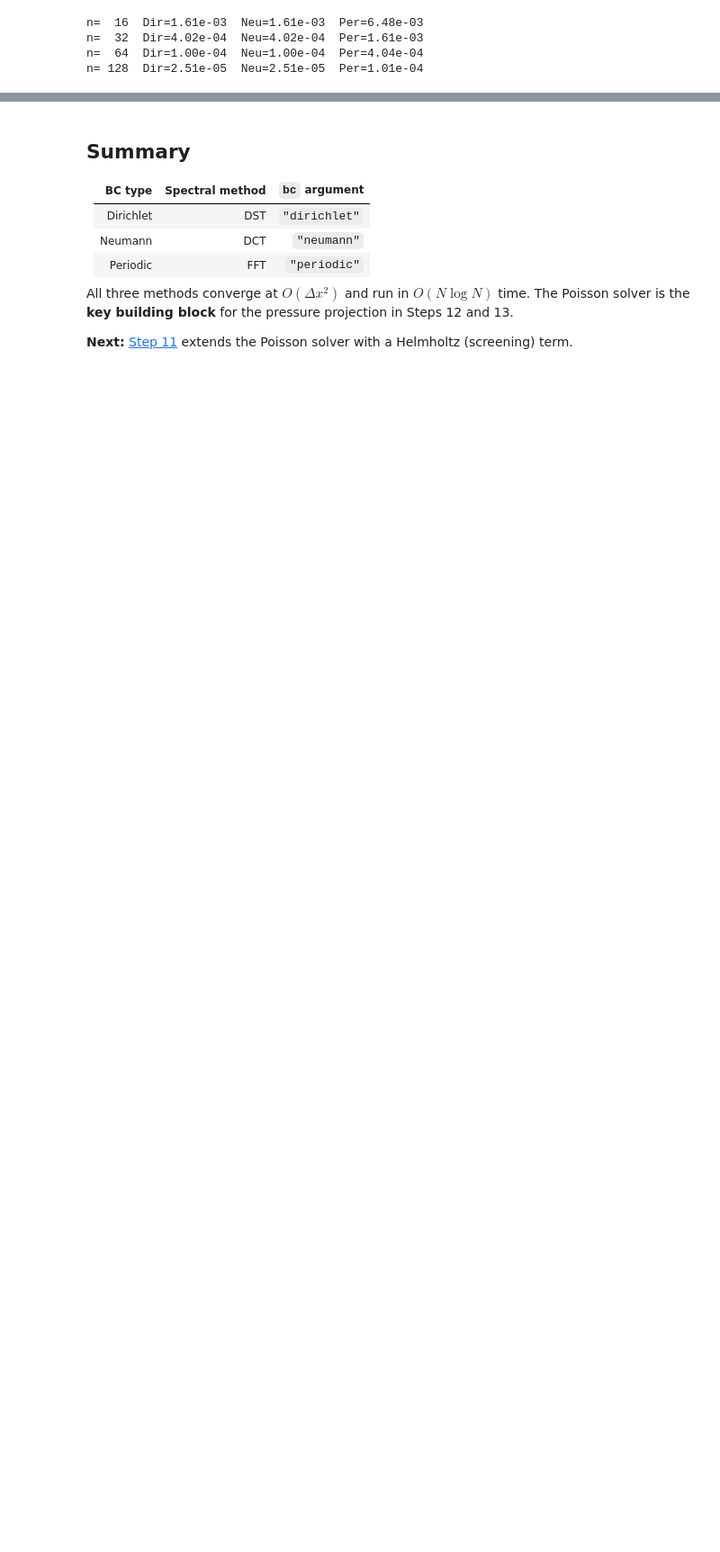
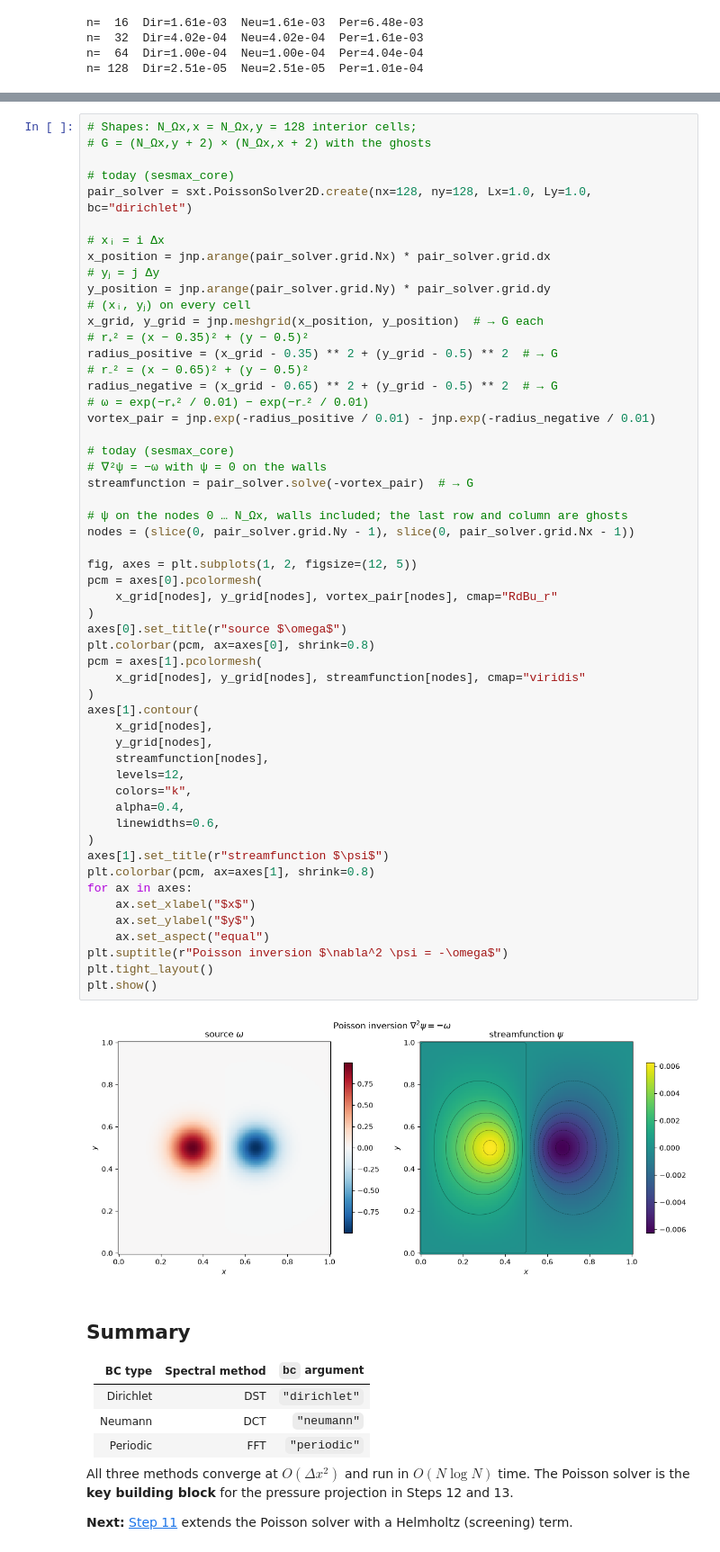
Before and after one commit to jejjohnson/sesmax, a Jupyter notebook: docs/notebooks/step10_poisson_2d.ipynb, the cells around one changed output, grey strips where cells are left out. Shown at 90% size. Cells and saved outputs as stored; diff of their text form; blank space fills up the shorter version.

```diff
--- a/docs/notebooks/step10_poisson_2d.ipynb
+++ b/docs/notebooks/step10_poisson_2d.ipynb
@@ -468,3 +474,59 @@ plt.show()
+# %%
+# Shapes: N_Ωx,x = N_Ωx,y = 128 interior cells;
+# G = (N_Ωx,y + 2) × (N_Ωx,x + 2) with the ghosts
+
+# today (sesmax_core)
+pair_solver = sxt.PoissonSolver2D.create(nx=128, ny=128, Lx=1.0, Ly=1.0, bc="dirichlet")
+
+# xᵢ = i Δx
+x_position = jnp.arange(pair_solver.grid.Nx) * pair_solver.grid.dx
+# yⱼ = j Δy
+y_position = jnp.arange(pair_solver.grid.Ny) * pair_solver.grid.dy
+# (xᵢ, yⱼ) on every cell
+x_grid, y_grid = jnp.meshgrid(x_position, y_position)  # → G each
+# r₊² = (x − 0.35)² + (y − 0.5)²
+radius_positive = (x_grid - 0.35) ** 2 + (y_grid - 0.5) ** 2  # → G
+# r₋² = (x − 0.65)² + (y − 0.5)²
+radius_negative = (x_grid - 0.65) ** 2 + (y_grid - 0.5) ** 2  # → G
+# ω = exp(−r₊² / 0.01) − exp(−r₋² / 0.01)
+vortex_pair = jnp.exp(-radius_positive / 0.01) - jnp.exp(-radius_negative / 0.01)
+
+# today (sesmax_core)
+# ∇²ψ = −ω with ψ = 0 on the walls
+streamfunction = pair_solver.solve(-vortex_pair)  # → G
+
+# ψ on the nodes 0 … N_Ωx, walls included; the last row and column are ghosts
+nodes = (slice(0, pair_solver.grid.Ny - 1), slice(0, pair_solver.grid.Nx - 1))
+
+fig, axes = plt.subplots(1, 2, figsize=(12, 5))
+pcm = axes[0].pcolormesh(
+    x_grid[nodes], y_grid[nodes], vortex_pair[nodes], cmap="RdBu_r"
+)
+axes[0].set_title(r"source $\omega$")
+plt.colorbar(pcm, ax=axes[0], shrink=0.8)
+pcm = axes[1].pcolormesh(
+    x_grid[nodes], y_grid[nodes], streamfunction[nodes], cmap="viridis"
+)
+axes[1].contour(
+    x_grid[nodes],
+    y_grid[nodes],
+    streamfunction[nodes],
+    levels=12,
+    colors="k",
+    alpha=0.4,
+    linewidths=0.6,
+)
+axes[1].set_title(r"streamfunction $\psi$")
+plt.colorbar(pcm, ax=axes[1], shrink=0.8)
+for ax in axes:
+    ax.set_xlabel("$x$")
+    ax.set_ylabel("$y$")
+    ax.set_aspect("equal")
+plt.suptitle(r"Poisson inversion $\nabla^2 \psi = -\omega$")
+plt.tight_layout()
+plt.show()
+# %% [output]
+[figure, added]
 # %% [markdown]
 ## Summary
 
```
Also changed, not shown: parts of 6 cells of this notebook, 25 other files.
